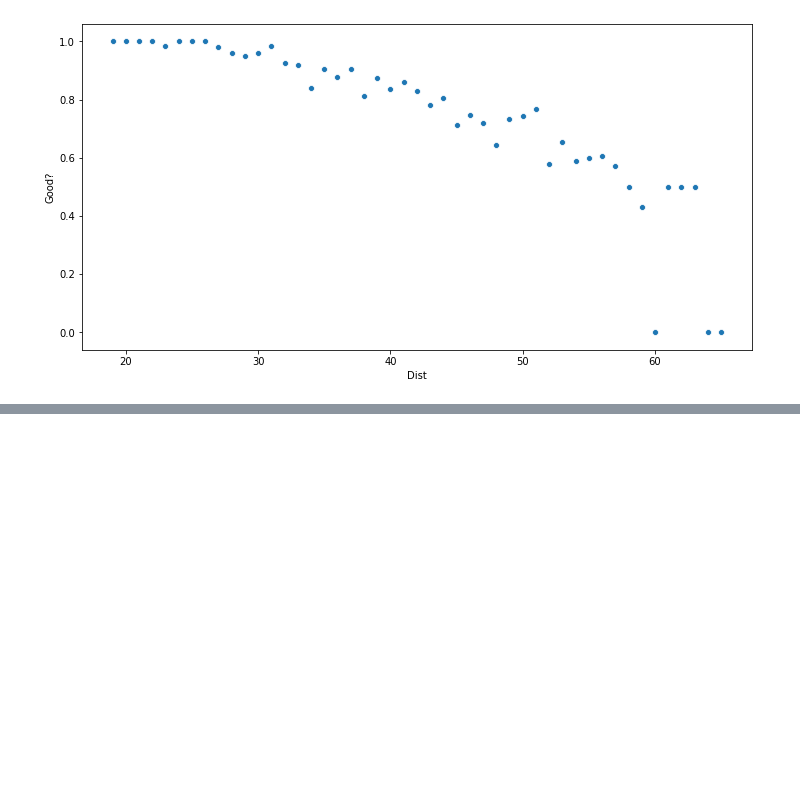
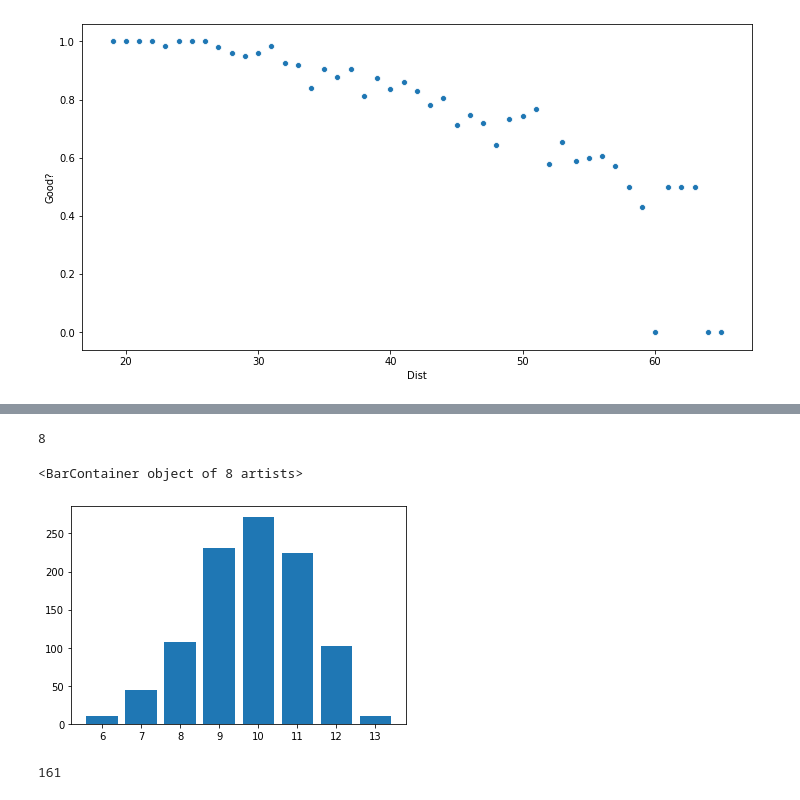
Before and after one commit to timcopelandoh/nflkickerratings, a Jupyter notebook: kicking analysis.ipynb, the cells around one changed output, grey strips where cells are left out. Cells and saved outputs as stored; diff of their text form; code cells hidden in the pictures; blank space fills up the shorter version.

Commit message:
Initial Hauschka analysis, data loading/cleaning code

```diff
--- a/kicking analysis.ipynb
+++ b/kicking analysis.ipynb
@@ -94,0 +173,3 @@ sns.barplot(bystadium.index, bystadium['Good?'], color='black')
+# %%
+shaus = kicks[kicks['PlayerID'] == 'HausSt00']
+shaus.groupby(['Season', 'Month']).mean().loc[:,['Dist', 'Good?', 'Kick prob']]
@@ -94,0 +198,2 @@ sns.barplot(bystadium.index, bystadium['Good?'], color='black')
+# %%
+shaus19 = shaus[shaus.Season==2019]
@@ -94,0 +208,6 @@ sns.barplot(bystadium.index, bystadium['Good?'], color='black')
+# %%
+kicksim = pd.DataFrame()
+probs = list(shaus19['Kick prob'])
+for i in range(13):
+    col_name = 'kick ' + str(i+1)
+    kicksim[col_name] = pd.Series(np.random.choice([1,0], p=[probs[i],1-probs[i]], size=1000))
@@ -94,0 +242,22 @@ sns.barplot(bystadium.index, bystadium['Good?'], color='black')
+# %%
+sum(shaus19['Good?'])
+# %% [output]
+8
+# %%
+kicksim['Kicks made'] = 0
+
+for k in range(kicksim.shape[0]):
+    kicksim.loc[k, 'Kicks made'] = sum(kicksim.iloc[k,:])
+
+
+
+#sum(kicksim.iloc[1,:])
+# %%
+plt.bar(kicksim['Kicks made'].value_counts().index, kicksim['Kicks made'].value_counts())
+# %% [output]
+<BarContainer object of 8 artists>
+[figure, added]
+# %%
+kicksim[kicksim['Kicks made'] <= 8].shape[0]
+# %% [output]
+161
```
Also changed, not shown: parts of 19 cells of this notebook, 3 other files.
